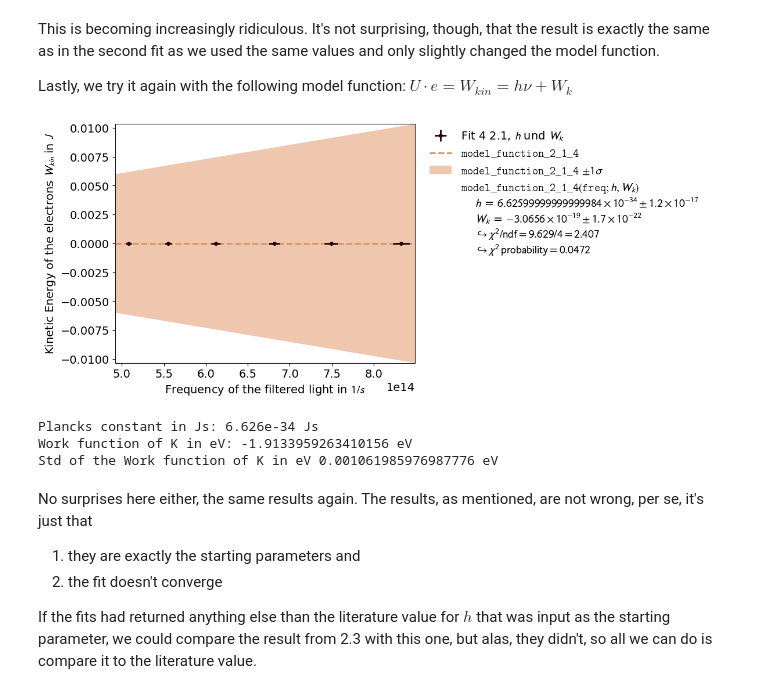
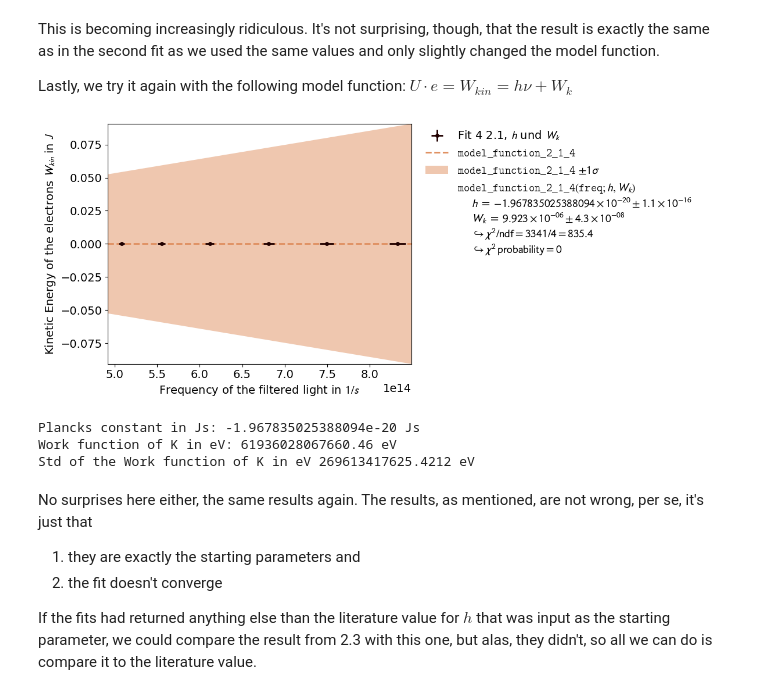
Before and after one commit to MRNock04/P2, a Jupyter notebook: Photoeffekt/Photoeffekt.ipynb, the cells around one changed output. Drawn from its saved outputs; the diff is of its cells as text; code cells hidden in the pictures.

```diff
--- a/Photoeffekt/Photoeffekt.ipynb
+++ b/Photoeffekt/Photoeffekt.ipynb
@@ -337,26 +337,26 @@ This is becoming increasingly ridiculous. It's not surprising, though, that the
 
 Lastly, we try it again with the following model function: $U\cdot e=W_{kin}=h\nu+W_k$
 # %%
-def model_function_2_1_4(freq, h=6.626*10**(-34), W_k=-3.1*10**(-19)):
+def model_function_2_1_4(freq, h=6.626*10**(-15), W_k=-3.1*10**(-19)):
     return (h*freq + W_k)
 
 data_2_1_4 = np.array([c/lam , U_bar_*e ])
 error_2_1_4 = np.array([ c*std_lam/(lam**2) , std_U_bar_*e ])
 label_2_1_4 = [ "Frequency of the filtered light in $1/s$" , "Kinetic Energy of the electrons $W_{kin}$ in $J$" ]
 title_2_1_4 = "Fit 4 2.1, $h$ und $W_k$"
 
 fit_2_1_res4 = fit_funktion(data_2_1_4, model_function_2_1_4, error_2_1_4, label_2_1_4, title_2_1_4, add_error=True)
 fit_2_1_res4[2].plot()
 fit_2_1_res4[2].show()
 
 print(f"Plancks constant in Js:", fit_2_1_res4[0][0], "Js")
 print(f"Work function of K in eV:", fit_2_1_res4[0][1]/e, "eV")
 print(f"Std of the Work function of K in eV", fit_2_1_res4[1][1]/e, "eV")
 # %% [output]
-[figure, old version]
+[figure, new version]
-Plancks constant in Js: 6.626e-34 Js
-Work function of K in eV: -1.9133959263410156 eV
-Std of the Work function of K in eV 0.001061985976987776 eV
+Plancks constant in Js: -1.967835025388094e-20 Js
+Work function of K in eV: 61936028067660.46 eV
+Std of the Work function of K in eV 269613417625.4212 eV
 # %% [markdown]
 No surprises here either, the same results again. The results, as mentioned, are not wrong, per se, it's just that
 1. they are exactly the starting parameters and
```
Also changed, not shown: parts of 4 cells of this notebook, 1 other file.
